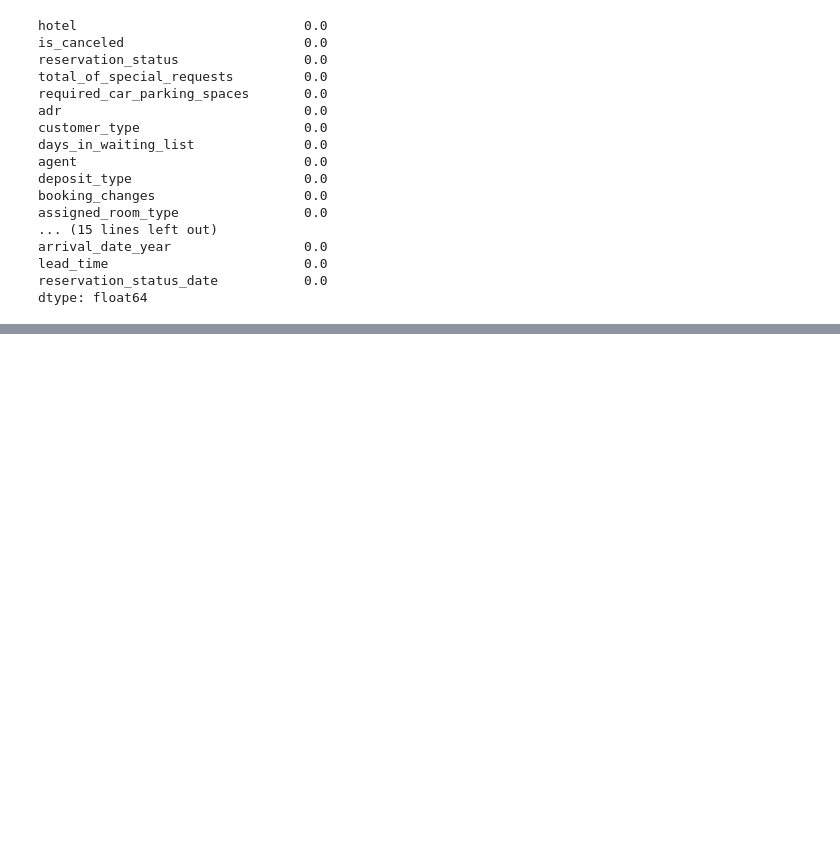
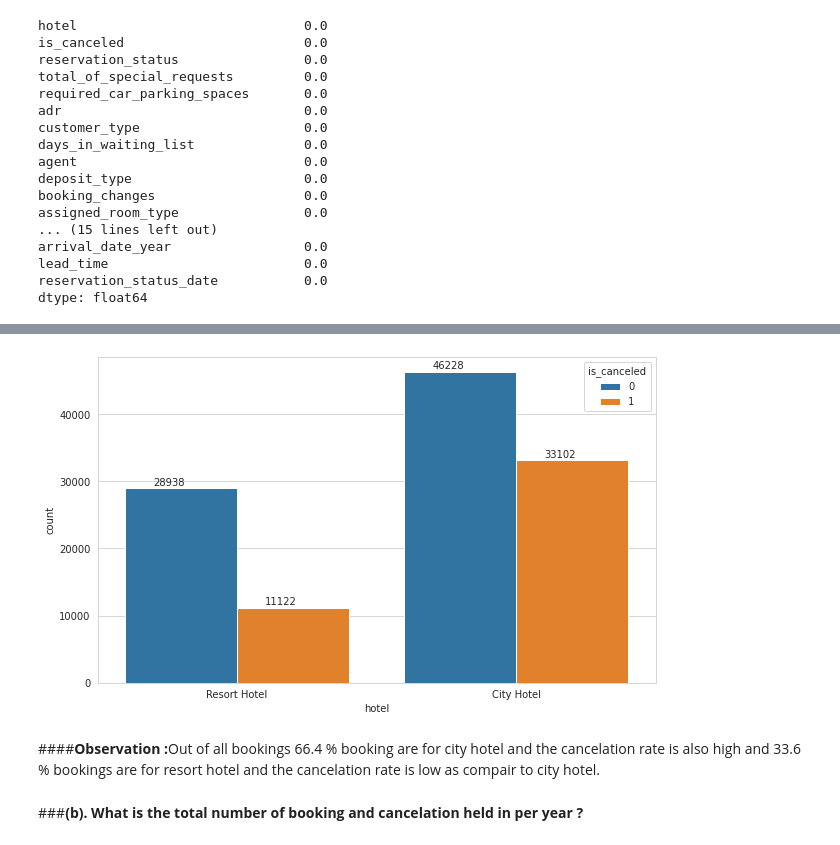
Before and after one commit to ajit04022000/Hotel-Booking-Analysis, a Jupyter notebook: Hotel_Booking_Analysis_Capstone_Project.ipynb, the cells around one changed output, grey strips where cells are left out. Saved outputs shown, nothing was run; the diff lists cells and outputs as text; code cells hidden in the pictures; blank space fills up the shorter version.

```diff
--- a/Hotel_Booking_Analysis_Capstone_Project.ipynb
+++ b/Hotel_Booking_Analysis_Capstone_Project.ipynb
@@ -502,0 +498,13 @@ Name: meal, dtype: int64
+# %%
+# No of hotels canceled from total booking
+from seaborn.categorical import countplot
+plt.figure(figsize  = (10,6))
+ax = countplot(x = 'hotel' ,data= df , hue = 'is_canceled')
+for p in ax.patches:
+    ax.annotate((p.get_height()), (p.get_x() +0.1, p.get_height()+500))
+# %% [output]
+[figure, added]
+# %% [markdown]
+####<b>Observation :</b>Out of all bookings 66.4 % booking are for city hotel and the cancelation rate is also high and 33.6 % bookings are for resort hotel and the cancelation rate is low as compair to city hotel.
+# %% [markdown]
+###<b>(b). What is the total number of booking and cancelation held in per year ?
```
Also changed, not shown: parts of 175 cells of this notebook.
